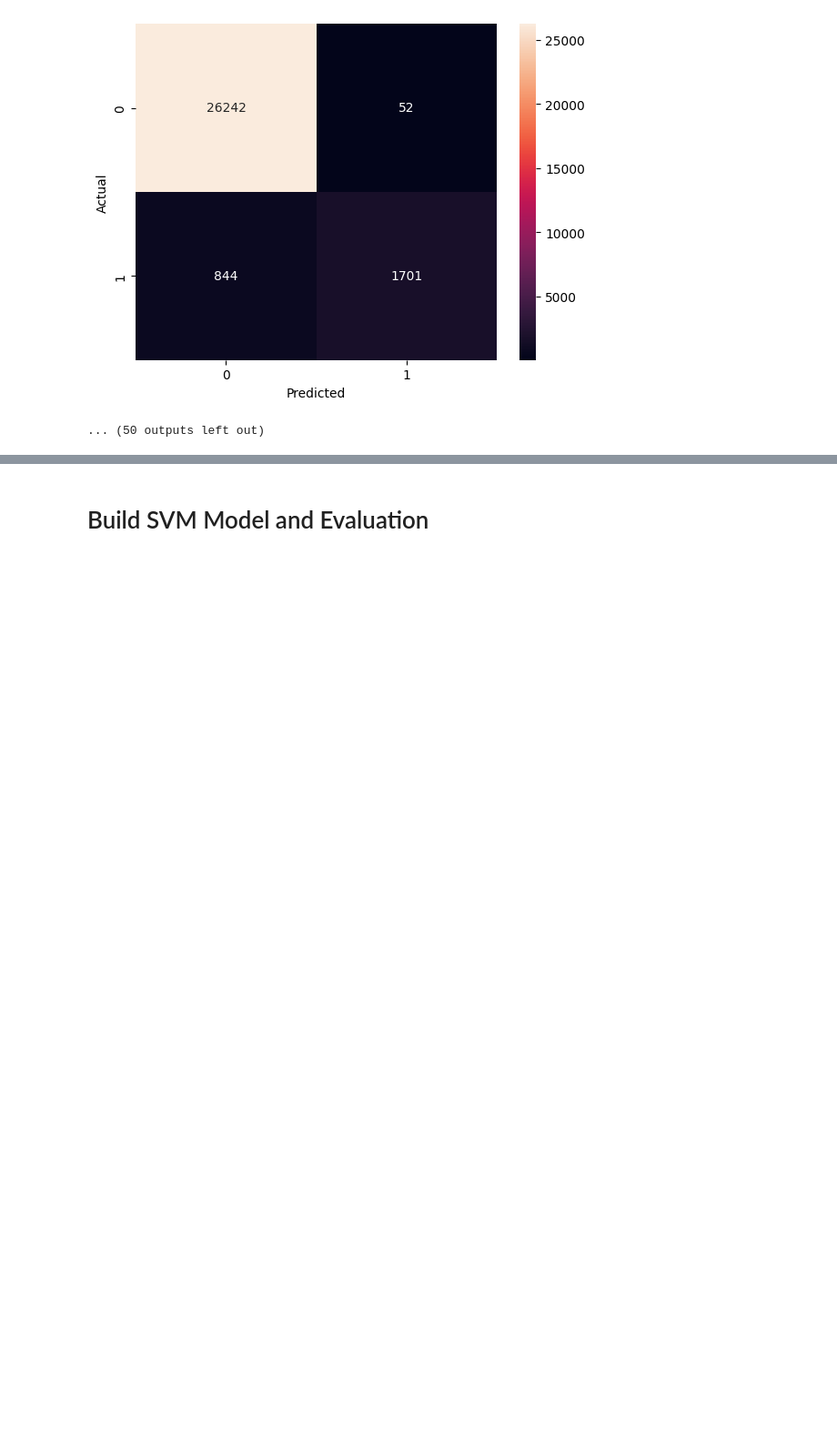
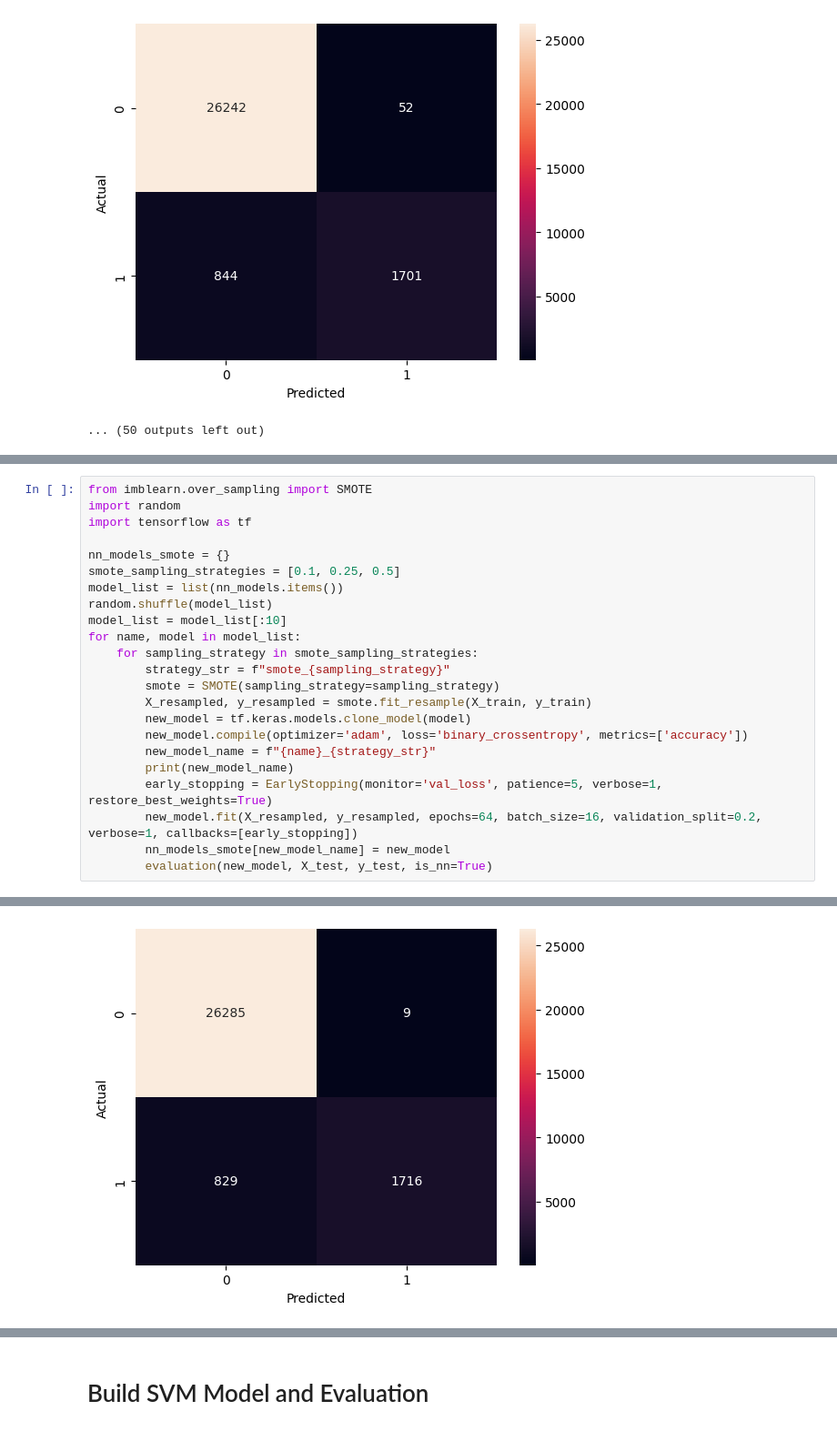
Before and after one commit to fihrizilhamr/Pemsin-FP-D2-2024, a Jupyter notebook: Pemsin_FP_D2_2024.ipynb, the cells around one changed output, grey strips where cells are left out. Shown at 91% size. Drawn from its saved outputs; the diff is of its cells as text; blank space fills up the shorter version.

```diff
--- a/Pemsin_FP_D2_2024.ipynb
+++ b/Pemsin_FP_D2_2024.ipynb
@@ -753,0 +878,24 @@ ImportError: cannot import name '_fit_context' from 'sklearn.base' (/usr/local/l
+# %%
+from imblearn.over_sampling import SMOTE
+import random
+import tensorflow as tf
+
+nn_models_smote = {}
+smote_sampling_strategies = [0.1, 0.25, 0.5]
+model_list = list(nn_models.items())
+random.shuffle(model_list)
+model_list = model_list[:10]
+for name, model in model_list:
+    for sampling_strategy in smote_sampling_strategies:
+        strategy_str = f"smote_{sampling_strategy}"
+        smote = SMOTE(sampling_strategy=sampling_strategy)
+        X_resampled, y_resampled = smote.fit_resample(X_train, y_train)
+        new_model = tf.keras.models.clone_model(model)
+        new_model.compile(optimizer='adam', loss='binary_crossentropy', metrics=['accuracy'])
+        new_model_name = f"{name}_{strategy_str}"
+        print(new_model_name)
+        early_stopping = EarlyStopping(monitor='val_loss', patience=5, verbose=1, restore_best_weights=True)
+        new_model.fit(X_resampled, y_resampled, epochs=64, batch_size=16, validation_split=0.2, verbose=1, callbacks=[early_stopping])
+        nn_models_smote[new_model_name] = new_model
+        evaluation(new_model, X_test, y_test, is_nn=True)
+# %% [output]
@@ -753,0 +919 @@ ImportError: cannot import name '_fit_context' from 'sklearn.base' (/usr/local/l
+[figure, added]
```
Also changed, not shown: parts of 55 cells of this notebook.
